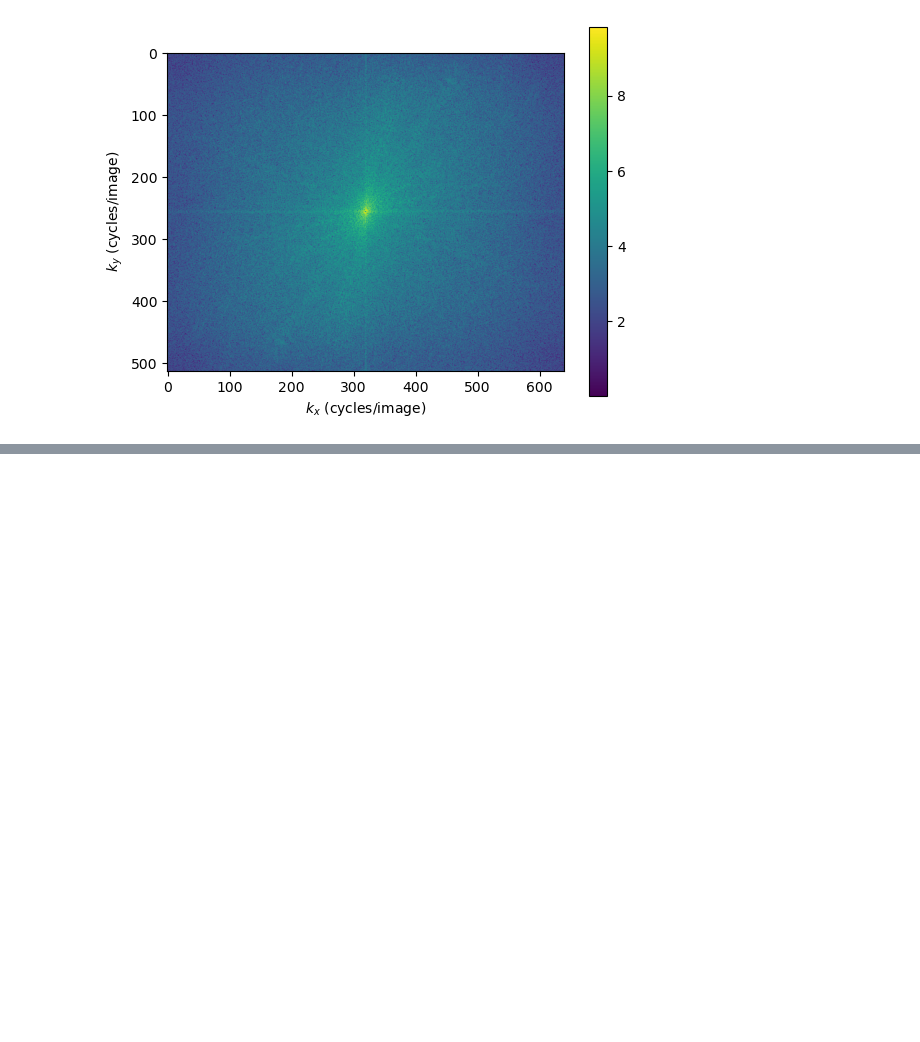
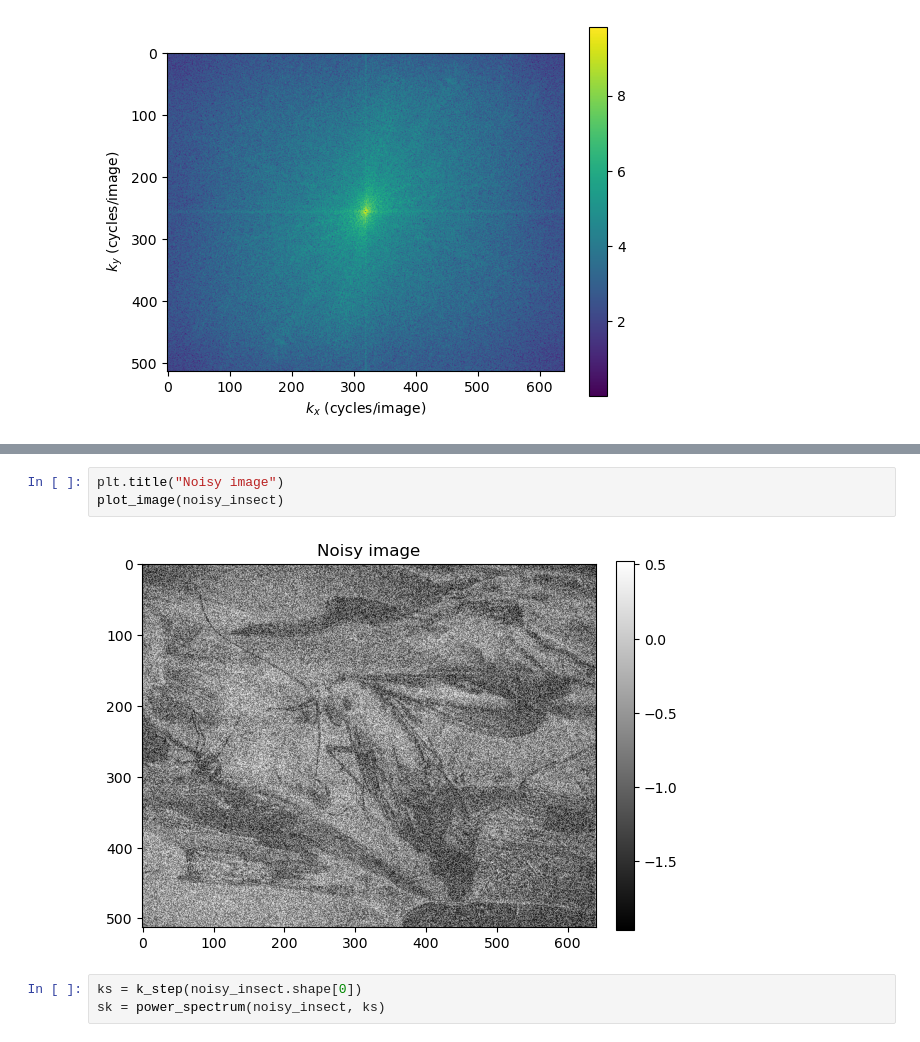
Before and after one commit to kerseviciute/how-does-vision-work, a Jupyter notebook: homework-2-5.ipynb, the cells around one changed output, grey strips where cells are left out. Drawn from its saved outputs; the diff is of its cells as text; blank space fills up the shorter version.

```diff
--- a/homework-2-5.ipynb
+++ b/homework-2-5.ipynb
@@ -171,0 +197,8 @@ plt.show()
+# %%
+plt.title("Noisy image")
+plot_image(noisy_insect)
+# %% [output]
+[figure, added]
+# %%
+ks = k_step(noisy_insect.shape[0])
+sk = power_spectrum(noisy_insect, ks)
```
Also changed, not shown: parts of 13 cells of this notebook.
